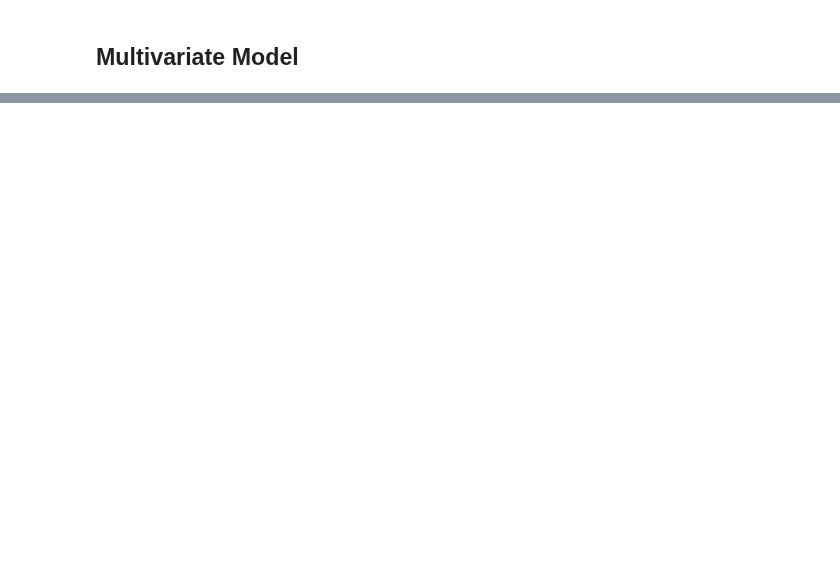
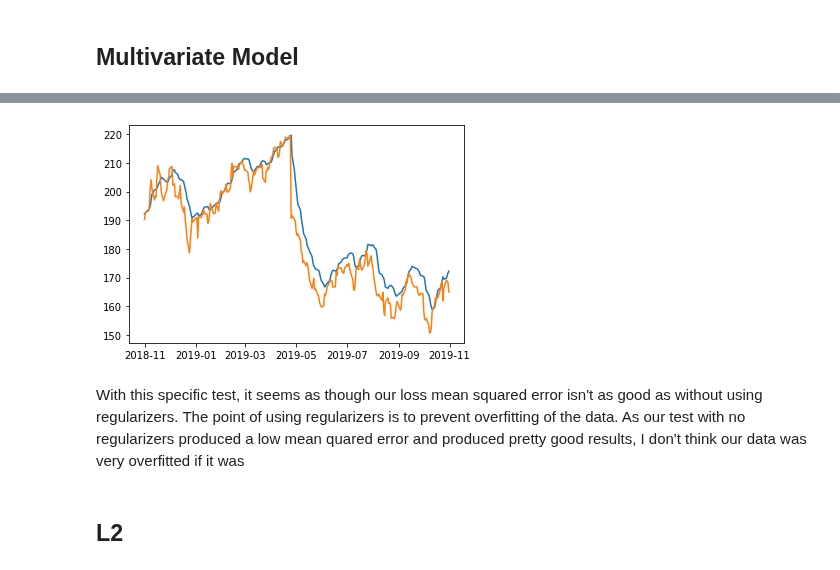
Before and after one commit to Samarmy/CS545TP, a Jupyter notebook: Armstrong-Choudhary-Hua-project.ipynb, the cells around one changed output, grey strips where cells are left out. Saved outputs shown, nothing was run; the diff lists cells and outputs as text; code cells hidden in the pictures; blank space fills up the shorter version.

```diff
--- a/Armstrong-Choudhary-Hua-project.ipynb
+++ b/Armstrong-Choudhary-Hua-project.ipynb
@@ -295,0 +325,25 @@ plt.show()
+# %%
+X_train = []
+y_train = []
+for i in range(look_back_multi, training_set_scaled.shape[0]):
+    X_train.append(training_set_scaled[i-look_back_multi:i, :])
+    y_train.append(training_set_scaled[i, 1])
+X_train, y_train = np.array(X_train), np.array(y_train)
+
+# Reshaping
+X_train = np.reshape(X_train, (X_train.shape[0], X_train.shape[1], 6))
+# %%
+# Initialising the RNN
+regressor = Sequential()
+
+# Adding the first LSTM layer and some Dropout regularisation
+regressor.add(LSTM(units = 25, input_shape = (X_train.shape[1], 6),
+                   kernel_regularizer=l1(0.0001), recurrent_regularizer=l1(0.001), bias_regularizer=l1(0.01)))
+#regressor.add(Dropout(0.1))
+# Adding the output layer
+regressor.add(Dense(units = 1))
+# %%
+# Compiling the RNN
+regressor.compile(optimizer = 'Adam', loss = 'mean_squared_error')
+# Fitting the RNN to the Training set
+regressor.fit(X_train, y_train, epochs = 15, batch_size = 50)
@@ -295,0 +369,22 @@ plt.show()
+# %%
+testing_set_scaled = scMultiVariate.transform(testing_set.to_numpy())
+X_test = []
+for i in range(look_back_multi, testing_set_scaled.shape[0]):
+    X_test.append(testing_set_scaled[i-look_back_multi:i, :])
+X_test = np.array(X_test)
+X_test = np.reshape(X_test, (X_test.shape[0], X_test.shape[1], 6))
+predicted_stock_price = regressor.predict(X_test)
+predicted_stock_price = scMultiVariate.inverse_transform(np.repeat(predicted_stock_price, 6, axis=1))[:, 1]
+predicted_stock_price = pd.DataFrame(predicted_stock_price)
+Y_test = testing_set['Close'][look_back_multi:]
+# %%
+predicted_stock_price.index = Y_test.index
+plt.plot(predicted_stock_price)
+plt.plot(Y_test)
+plt.show()
+# %% [output]
+[figure, added]
+# %% [markdown]
+With this specific test, it seems as though our loss mean squared error isn't as good as without using regularizers. The point of using regularizers is to prevent overfitting of the data. As our test with no regularizers produced a low mean quared error and produced pretty good results, I don't think our data was very overfitted if it was
+# %% [markdown]
+## L2
```
Also changed, not shown: parts of 31 cells of this notebook.
